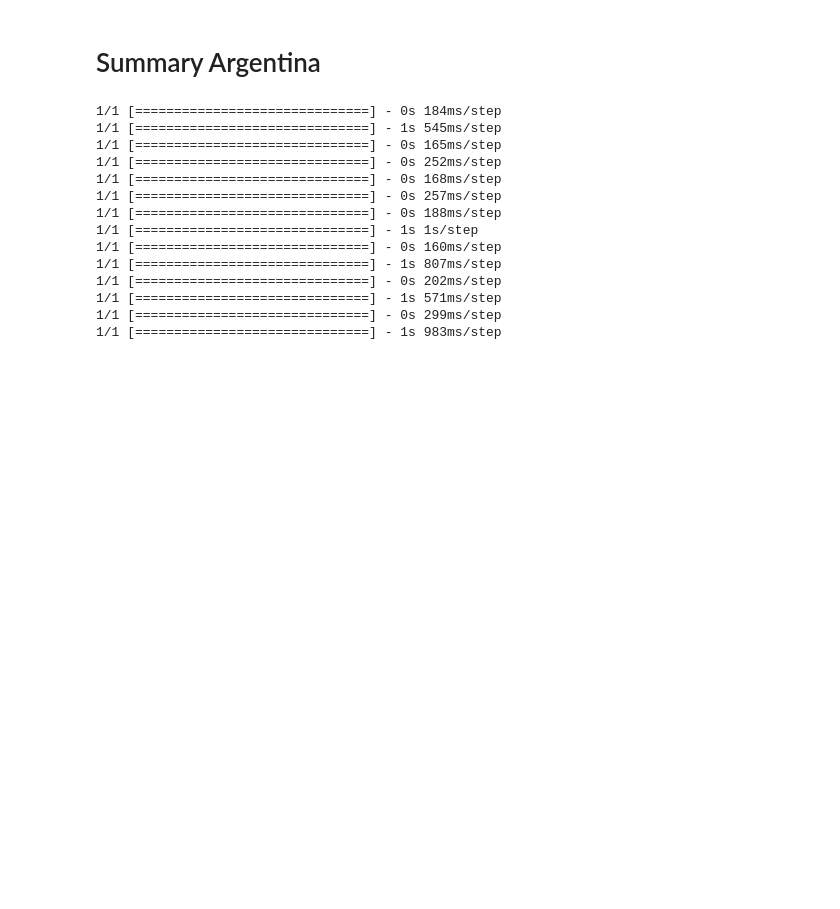
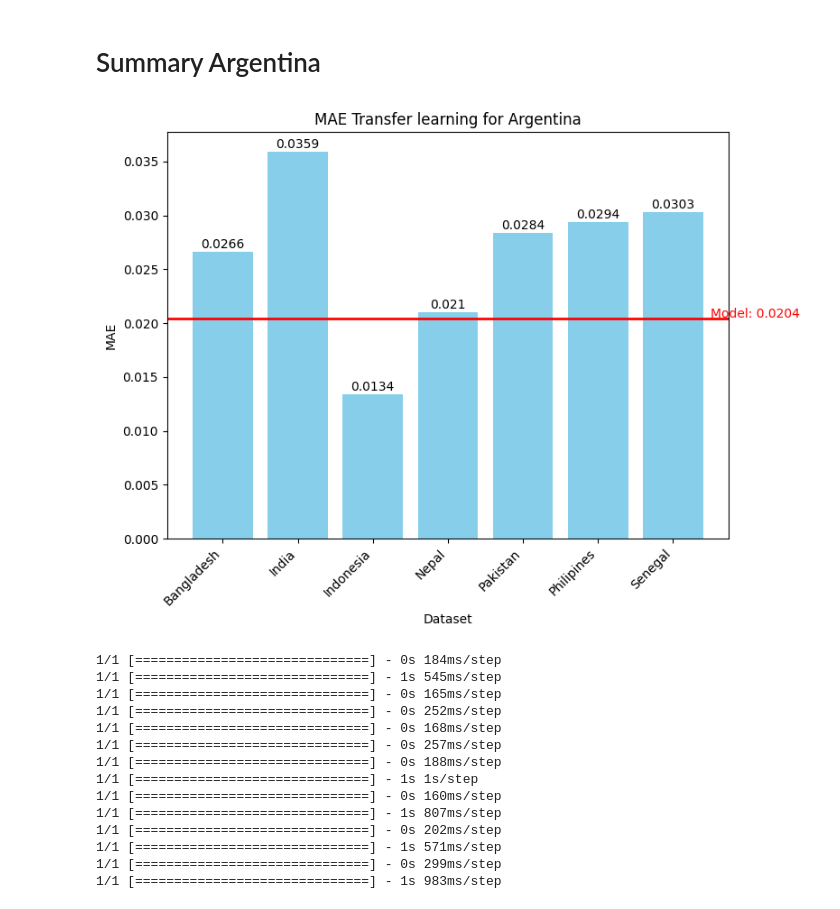
Before and after one commit to JanaJankovic/transfer-learning, a Jupyter notebook: src/model.ipynb, the cells around one changed output. Drawn from its saved outputs; the diff is of its cells as text; code cells hidden in the pictures; blank space fills up the shorter version.

```diff
--- a/src/model.ipynb
+++ b/src/model.ipynb
@@ -64,5 +60,10 @@ vis.plot_evaluations(small_datasets, commodity, c.get_small_model_results())
 # %% [markdown]
 # Summary Argentina
+# %%
+result = tls.get_result(c.get_small_model_results(), 'Argentina', commodity)
+vis.plot_bar_from_array(tls.get_tl_all_maes(c.get_tl_model_results(), 'Argentina'), large_datasets, 'MAE Transfer learning for Argentina', 'Dataset', 'MAE', round(result['best_mae'], 4))
+# %% [output]
+[figure, added]
 # %%
 vis.visualize_tl_summary('Argentina', large_datasets, commodity, 'Argentina Rice 2016-2022')
 # %% [output]
```
Also changed, not shown: parts of 6 cells of this notebook, 3 other files.
